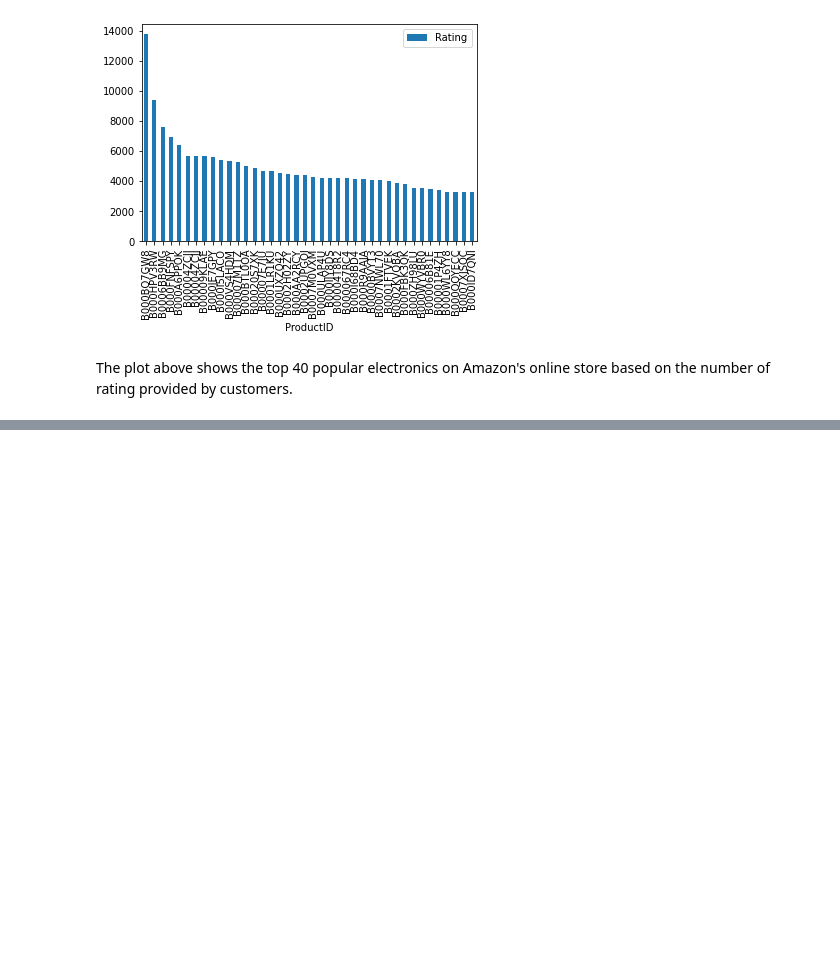
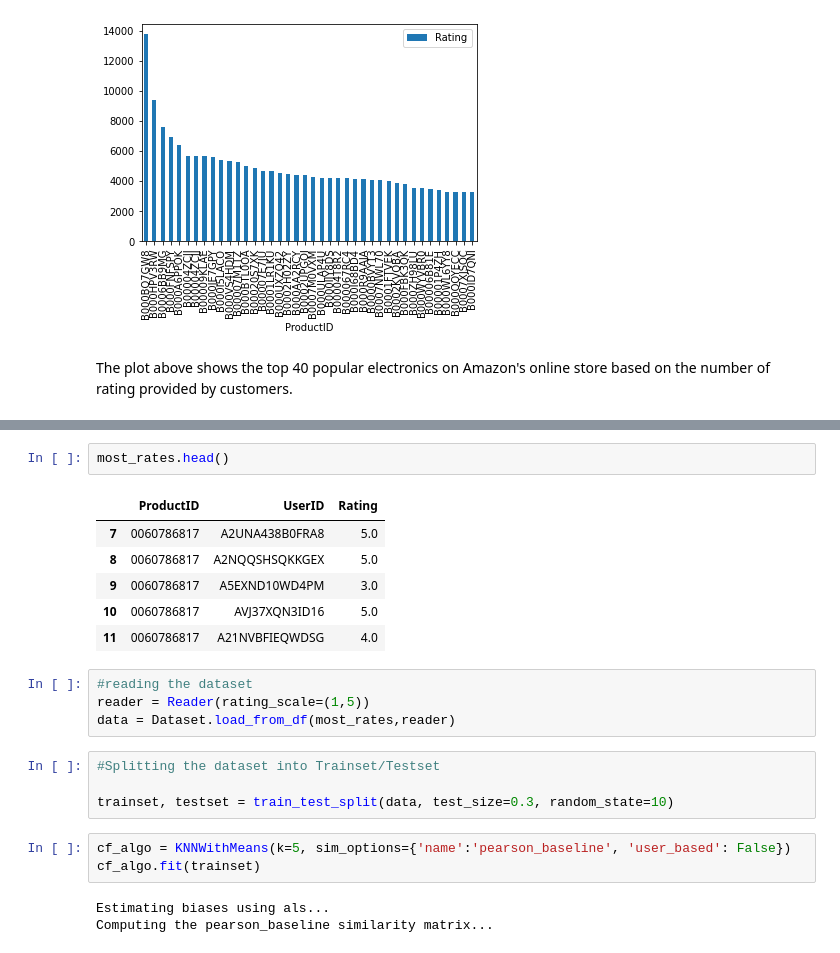
Before and after one commit to Blaisekhan/Capstone-Project---Recommender-Systems, a Jupyter notebook: Capstone_codes.ipynb, the cells around one changed output, grey strips where cells are left out. Cells and saved outputs as stored; diff of their text form; blank space fills up the shorter version.

```diff
--- a/Capstone_codes.ipynb
+++ b/Capstone_codes.ipynb
@@ -345,0 +387,23 @@ The plot above shows the top 40 popular electronics on Amazon's online store bas
+# %%
+most_rates.head()
+# %% [output]
+|  | ProductID | UserID | Rating |
+| 7 | 0060786817 | A2UNA438B0FRA8 | 5.0 |
+| 8 | 0060786817 | A2NQQSHSQKKGEX | 5.0 |
+| 9 | 0060786817 | A5EXND10WD4PM | 3.0 |
+| 10 | 0060786817 | AVJ37XQN3ID16 | 5.0 |
+| 11 | 0060786817 | A21NVBFIEQWDSG | 4.0 |
+# %%
+#reading the dataset
+reader = Reader(rating_scale=(1,5))
+data = Dataset.load_from_df(most_rates,reader)
+# %%
+#Splitting the dataset into Trainset/Testset
+
+trainset, testset = train_test_split(data, test_size=0.3, random_state=10)
+# %%
+cf_algo = KNNWithMeans(k=5, sim_options={'name':'pearson_baseline', 'user_based': False})
+cf_algo.fit(trainset)
+# %% [output]
+Estimating biases using als...
+Computing the pearson_baseline similarity matrix...
```
Also changed, not shown: parts of 8 cells of this notebook.
